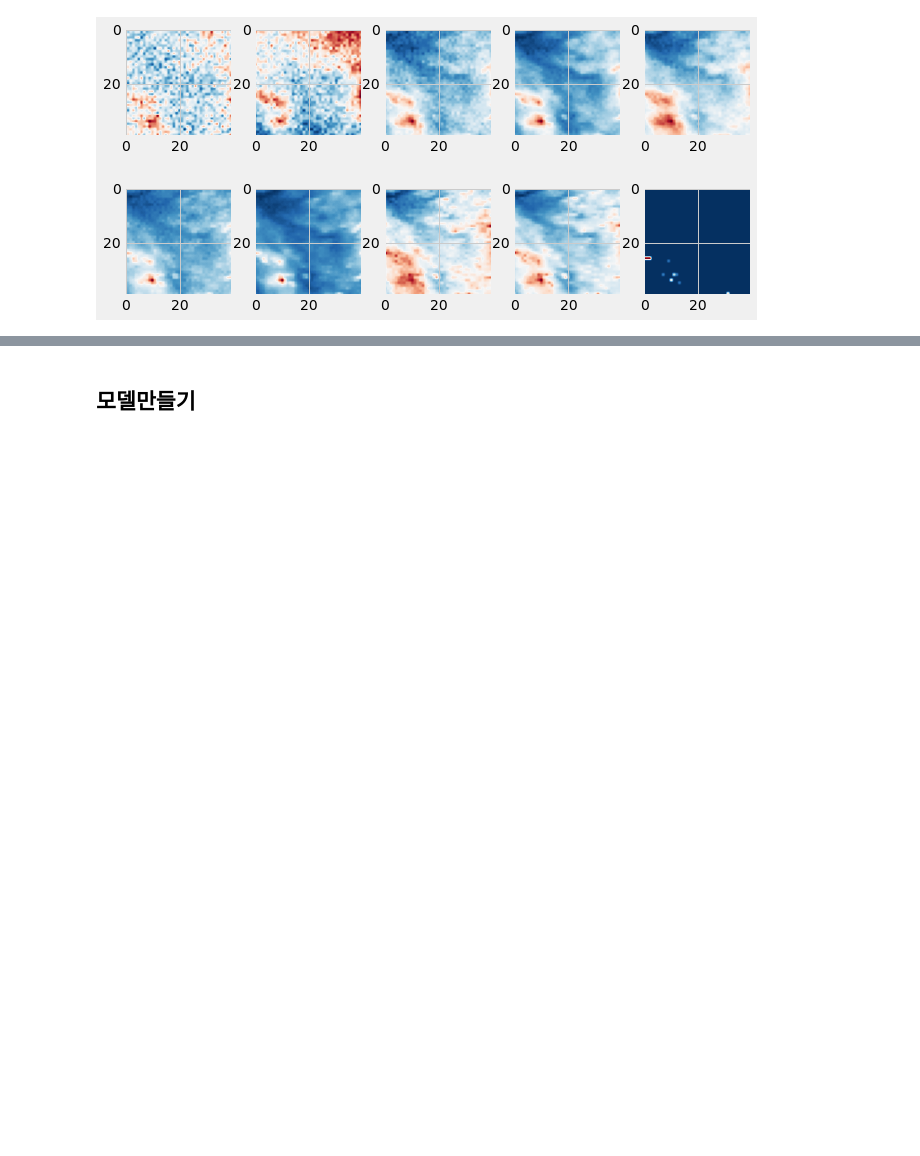
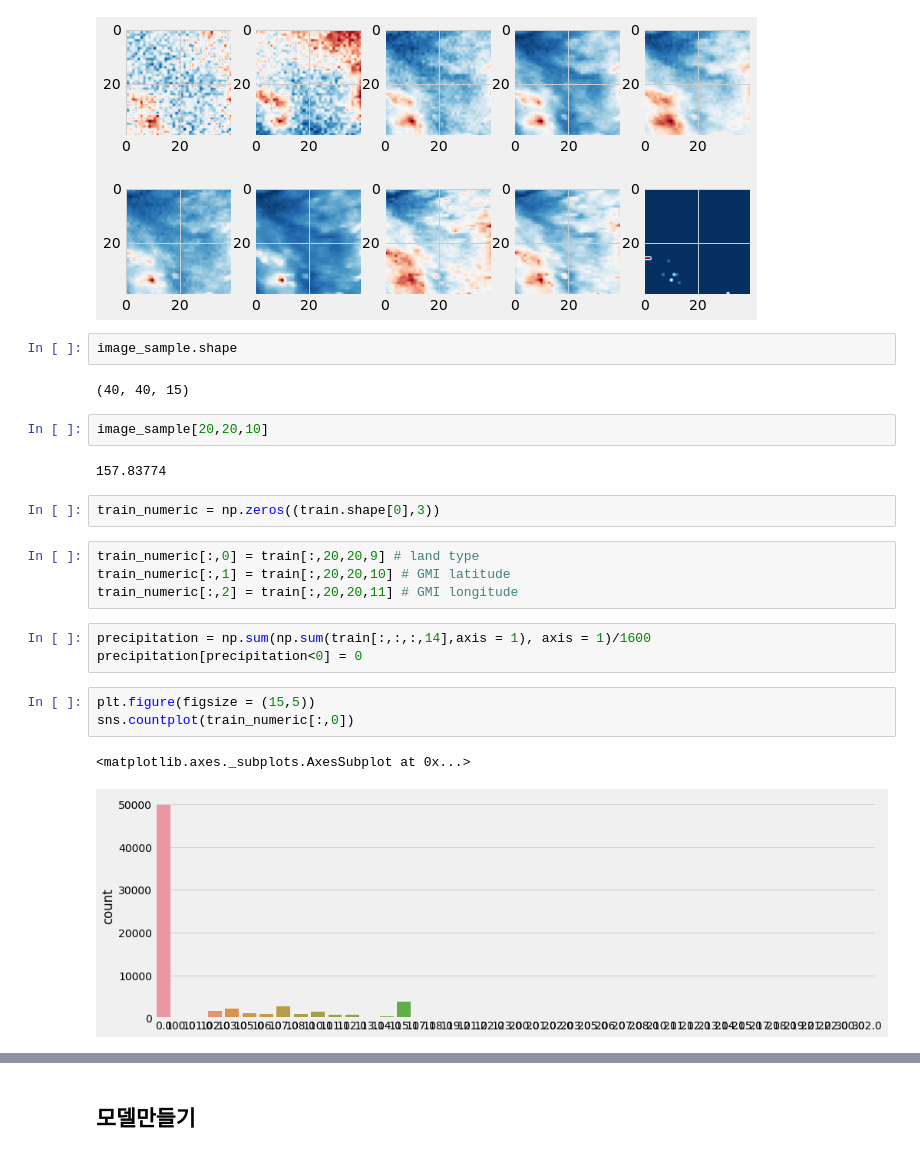
Before and after one commit to deagwon97/dacon-satellite-precipitation, a Jupyter notebook: Dacon_satellite_baseline.ipynb, the cells around one changed output, grey strips where cells are left out. Saved outputs shown, nothing was run; the diff lists cells and outputs as text; blank space fills up the shorter version.

Commit message:
시각화 이것저것 해봤는데 별로 도움 안됌. land type은 유의하므로  추가해서 모델훈련해볼것

```diff
--- a/Dacon_satellite_baseline.ipynb
+++ b/Dacon_satellite_baseline.ipynb
@@ -72,3 +72,26 @@ plt.imshow(image_sample[:,:,-1], cmap = color_map)
 plt.show()
 # %% [output]
 [figure]
+# %%
+image_sample.shape
+# %% [output]
+(40, 40, 15)
+# %%
+image_sample[20,20,10]
+# %% [output]
+157.83774
+# %%
+train_numeric = np.zeros((train.shape[0],3))
+# %%
+train_numeric[:,0] = train[:,20,20,9] # land type
+train_numeric[:,1] = train[:,20,20,10] # GMI latitude
+train_numeric[:,2] = train[:,20,20,11] # GMI longitude
+# %%
+precipitation = np.sum(np.sum(train[:,:,:,14],axis = 1), axis = 1)/1600
+precipitation[precipitation<0] = 0
+# %%
+plt.figure(figsize = (15,5))
+sns.countplot(train_numeric[:,0])
+# %% [output]
+<matplotlib.axes._subplots.AxesSubplot at 0x...>
+[figure, added]
```
Also changed, not shown: parts of 9 cells of this notebook.
